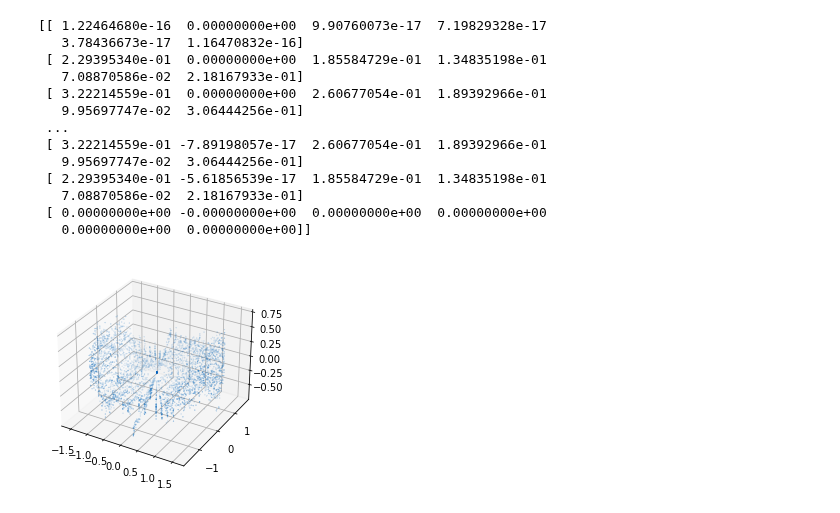
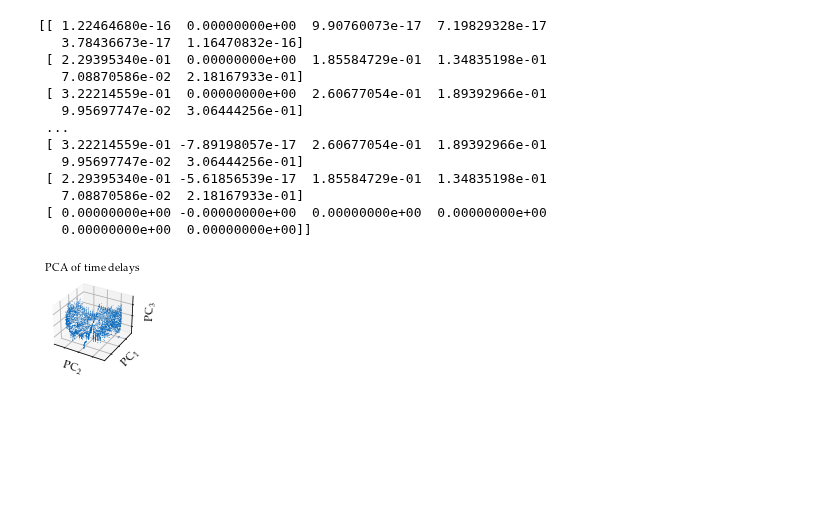
Before and after one commit to plainerman/density-transport, a Jupyter notebook: bacteria_simulation.ipynb, the cells around one changed output. Cells and saved outputs as stored; diff of their text form; code cells hidden in the pictures; blank space fills up the shorter version.

```diff
--- a/bacteria_simulation.ipynb
+++ b/bacteria_simulation.ipynb
@@ -115,25 +128,34 @@ print(measurements)
 # %%
 from sklearn.preprocessing import StandardScaler
 measurements_scaler = StandardScaler()
 measurements_scaled = measurements_scaler.fit_transform(measurements)
 
 from sklearn.decomposition import PCA
 pca = PCA(svd_solver = 'full')
-#pca.n_components = 3
 
 #%TODO: standardize measurmenets before?
-data = pca.fit_transform(measurements_scaled)
+data = pca.fit_transform(measurements_scaled)[2:]
+measurements = measurements[2:]
 
 pca_scaler = StandardScaler()
 measurements_fit = pca_scaler.fit_transform(data)
-#TODO: why this??
-measurements_fit = measurements_fit[2:]
 
 # todo color based on theta
 
 fig = plt.figure()
 ax = fig.add_subplot(111, projection='3d')
-ax.scatter(measurements_fit[:,0], measurements_fit[:,1], measurements_fit[:,2], s=0.01, cmap='cividis', rasterized=True)
+ax.scatter(measurements_fit[:,0], measurements_fit[:,1], measurements_fit[:,2], s=0.5, cmap='cividis', edgecolor='none', rasterized=True)
+
+plt.title("PCA of time delays")
+ax.set_xticklabels([])
+ax.set_yticklabels([])
+ax.set_zticklabels([])
+
+ax.set_xlabel("PC$_2$", labelpad=-10)
+ax.set_ylabel("PC$_1$", labelpad=-10)
+ax.set_zlabel("PC$_3$", labelpad=-10)
+
+plt.savefig("figures/bacteria/pca.pdf", dpi=dpi, bbox_inches='tight')
 plt.show()
 # %% [output]
-[figure, old version]
+[figure, new version]
```
Also changed, not shown: parts of 13 cells of this notebook, 9 other files.
